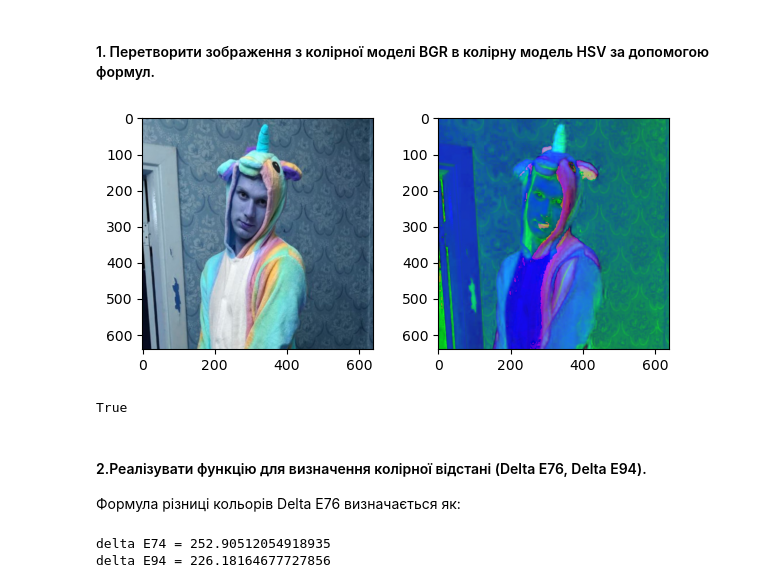
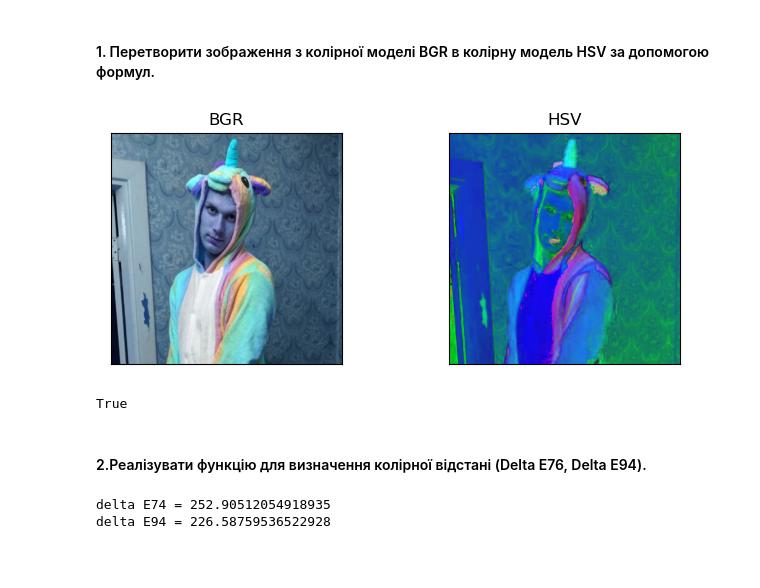
Before and after one commit to LabunskiyPetro/labs_digital_image_processing, a Jupyter notebook: laba1/laba1.ipynb, the cells around one changed output. Saved outputs shown, nothing was run; the diff lists cells and outputs as text; code cells hidden in the pictures; blank space fills up the shorter version.

```diff
--- a/laba1/laba1.ipynb
+++ b/laba1/laba1.ipynb
@@ -26,14 +26,17 @@ import matplotlib.pyplot as plt
 # %% [markdown]
 ### Зчитаємо тестове кольорове зображення та конвертуєму його в чорно-біле та кольрові зображення
 # %%
-URL = "image.jpg"
+URL = "input\image.jpg"
 img_bgr = cv2.imread(URL)
 img_gray = cv2.imread(URL, cv2.IMREAD_GRAYSCALE)
 
-cv2.imwrite("image_bgr.png", img_bgr)
-cv2.imwrite("image_gray.png", img_gray)
+cv2.imwrite("output\image_bgr.png", img_bgr)
+cv2.imwrite("output\image_gray.png", img_gray)
 # %% [output]
 True
+# %%
+def no_axes(a):
+    return plt.xticks([]), plt.yticks([]), plt.title(str(a))
 # %% [markdown]
 ## 2. Відобразити чорно-біле та кольорове зображення
 # %% [markdown]
@@ -182,8 +154,6 @@ True
 #### 1. Перетворити зображення з колірної моделі BGR в колірну модель HSV за допомогою формул.
 # %%
 IMAGE_BGR = cv2.imread(URL)
-
-#IMAGE_RGB = img_bgr[:, :, [2, 1, 0]]        # brg to rgb
 #========================================================================
 # rgb to hsv:  h <= 180;  s, v <= 255
 #========================================================================
@@ -192,47 +162,42 @@ def bgr_to_hsv(b, g, r):
     mx = max(r, g, b)
     mn = min(r, g, b)
     df = mx-mn
     if mx == mn:
         h = 0
     elif mx == r:
         h = (30 * ((g-b)/df) + 180) % 180
     elif mx == g:
         h = (30 * ((b-r)/df) + 60) % 180
     elif mx == b:
         h = (30 * ((r-g)/df) + 120) % 180
     if mx == 0:
         s = 0
     else:
         s = (df/mx)*255
     v = mx*255
     return int(round(h)), int(round(s)), int(round(v))
 #========================================================================
 IMAGE_HSV = []
 for i in range(IMAGE_BGR.shape[0]):
     for j in range(IMAGE_BGR.shape[1]):
         IMAGE_HSV.append([bgr_to_hsv(IMAGE_BGR[i,j,0],IMAGE_BGR[i,j,1],IMAGE_BGR[i,j,2])])
 
 IMAGE_HSV = np.array(IMAGE_HSV)
 IMAGE_HSV.shape = (IMAGE_BGR.shape[0],IMAGE_BGR.shape[1],3)
 
-plt.figure(figsize=(7, 3))
-
-plt.subplot(121);
-plt.imshow(IMAGE_BGR)
-
-plt.subplot(122);
-plt.imshow(IMAGE_HSV)
+plt.figure(figsize=(8, 3))
+plt.subplot(121), plt.imshow(IMAGE_BGR), no_axes('BGR')
+plt.subplot(122), plt.imshow(IMAGE_HSV), no_axes('HSV')
 
 plt.show()
 
-cv2.imwrite("DOP_IMAGE_BGR.png", IMAGE_BGR)
-cv2.imwrite("DOP_IMAGE_HSV.png", IMAGE_HSV)
+cv2.imwrite("output\DOP_IMAGE_BGR.png", IMAGE_BGR)
+cv2.imwrite("output\DOP_IMAGE_HSV.png", IMAGE_HSV)
 # %% [output]
-[figure, old version]
+[figure, new version]
 True
 # %% [markdown]
 #### 2.Реалізувати функцію для визначення колірної відстані (Delta E76, Delta E94).
-Формула різниці кольорів Delta E76 визначається як:
 # %%
 A0 = ((233, 45, 13), #  [X0 Y0 Z0]
       (14, 5, 133))  #  [X1 Y1 Z1]
@@ -261,10 +226,10 @@ delta_H = pow( pow(delta_a,2) + pow(delta_b,2) + pow(delta_C,2) ,1/2)
 #https://en.wikipedia.org/wiki/Color_difference#cite_note-14
 
 E74 = pow(pow(delta_L,2)+pow(delta_a,2)+pow(delta_b,2),1/2)
-E94 = pow(pow(delta_L/(KL*SL),2)+pow(delta_C/(KC*SC),2)+pow(delta_H/(KH*SC),2),1/2)
+E94 = pow(pow(delta_L/(KL*SL),2)+pow(delta_C/(KC*SC),2)+pow(delta_H/(KH*SH),2),1/2)
 
 print("delta E74 = " + str(E74))
 print("delta E94 = " + str(E94))
 # %% [output]
 delta E74 = 252.90512054918935
-delta E94 = 226.18164677727856
+delta E94 = 226.58759536522928
```
Also changed, not shown: parts of 6 cells of this notebook, 8 other files.
